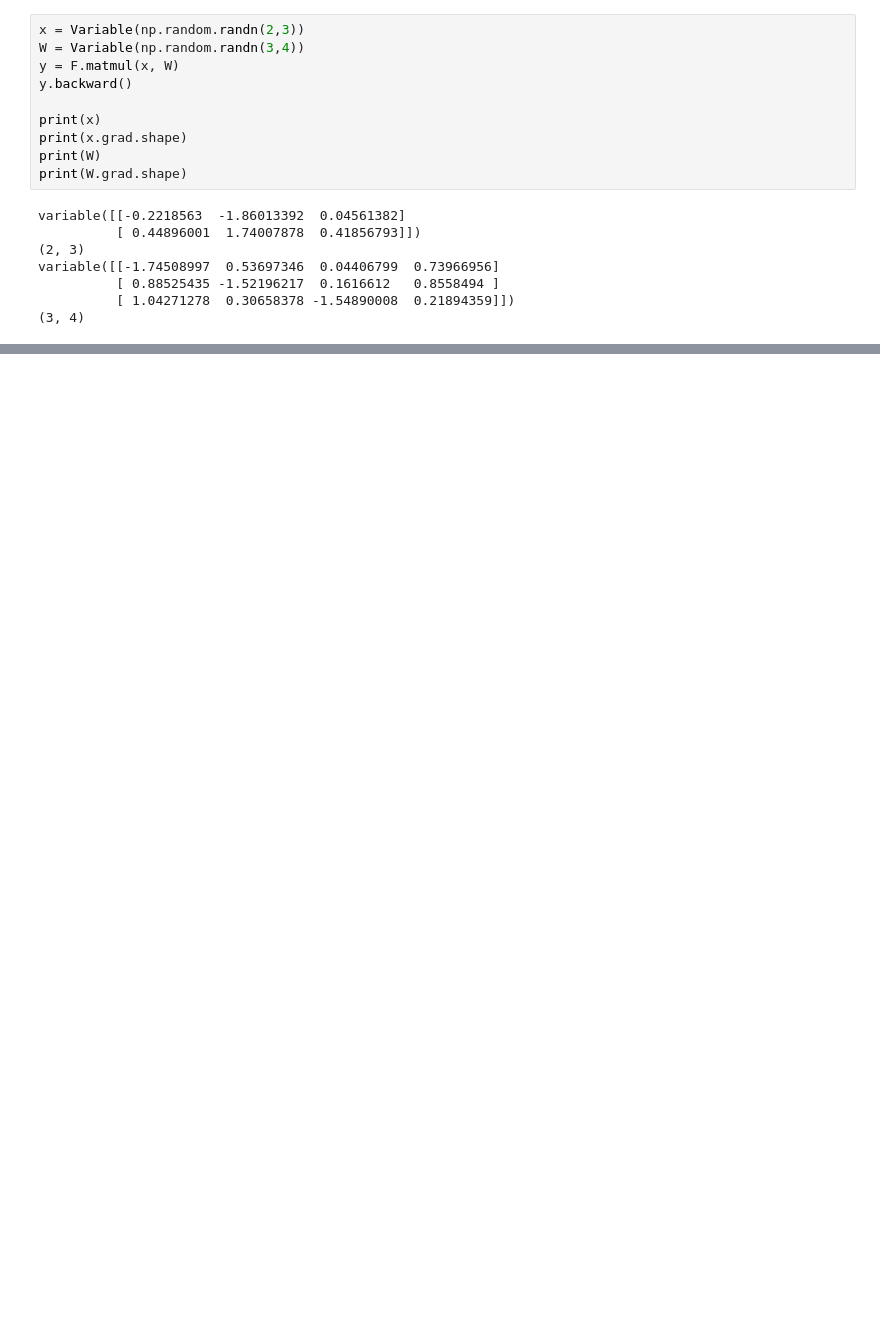
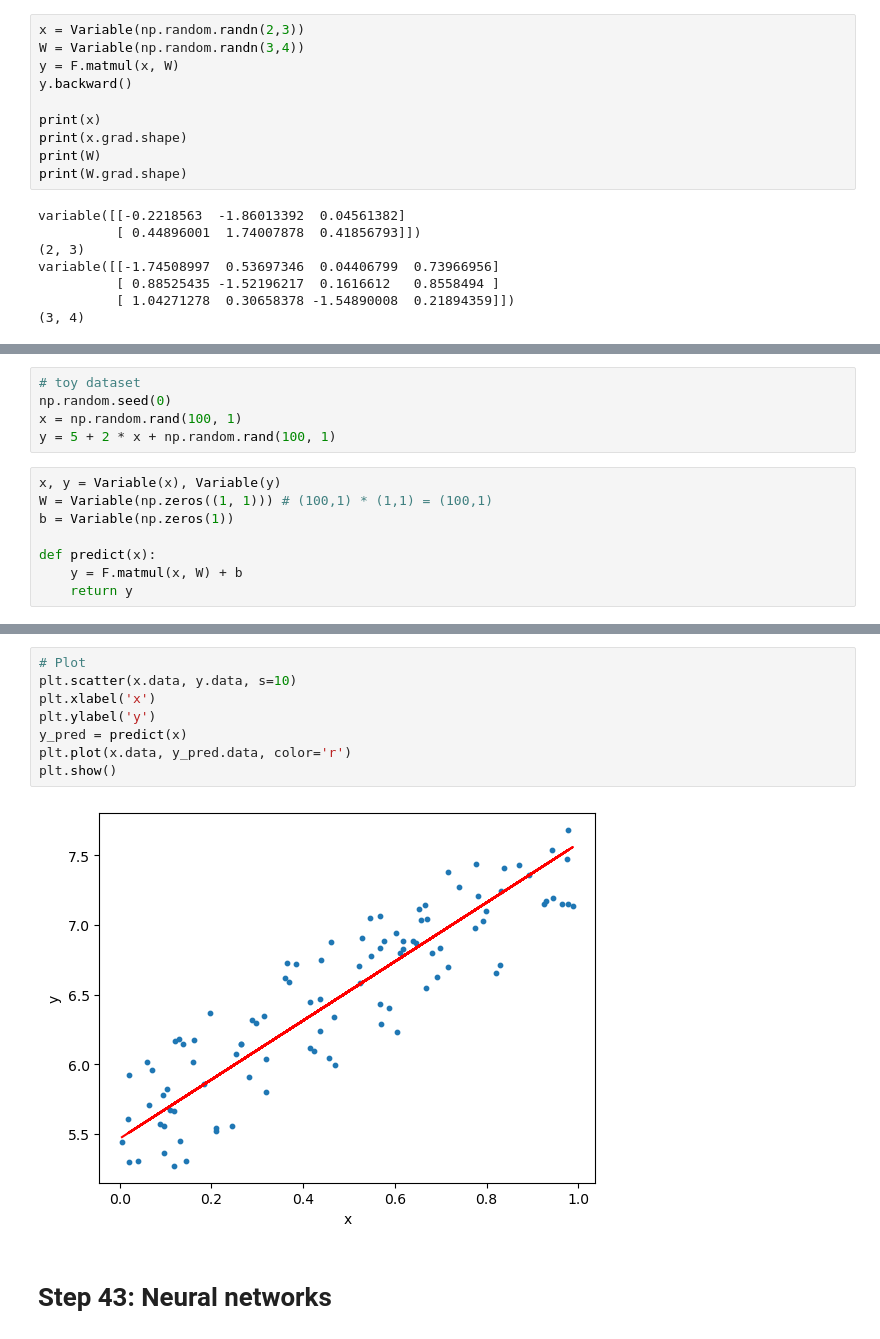
Before and after one commit to easymoneysnipertang/DeZero, a Jupyter notebook: stage4.ipynb, the cells around one changed output, grey strips where cells are left out. Saved outputs shown, nothing was run; the diff lists cells and outputs as text; blank space fills up the shorter version.

Commit message:
step 42-43: linear & neural network

```diff
--- a/stage4.ipynb
+++ b/stage4.ipynb
@@ -254,0 +267,13 @@ variable([[-1.74508997  0.53697346  0.04406799  0.73966956]
+# %%
+# toy dataset
+np.random.seed(0)
+x = np.random.rand(100, 1)
+y = 5 + 2 * x + np.random.rand(100, 1)
+# %%
+x, y = Variable(x), Variable(y)
+W = Variable(np.zeros((1, 1))) # (100,1) * (1,1) = (100,1)
+b = Variable(np.zeros(1))
+
+def predict(x):
+    y = F.matmul(x, W) + b
+    return y
@@ -254,0 +312,12 @@ variable([[-1.74508997  0.53697346  0.04406799  0.73966956]
+# %%
+# Plot
+plt.scatter(x.data, y.data, s=10)
+plt.xlabel('x')
+plt.ylabel('y')
+y_pred = predict(x)
+plt.plot(x.data, y_pred.data, color='r')
+plt.show()
+# %% [output]
+[figure, added]
+# %% [markdown]
+# Step 43: Neural networks
```
Also changed, not shown: parts of 11 cells of this notebook, 2 other files.
